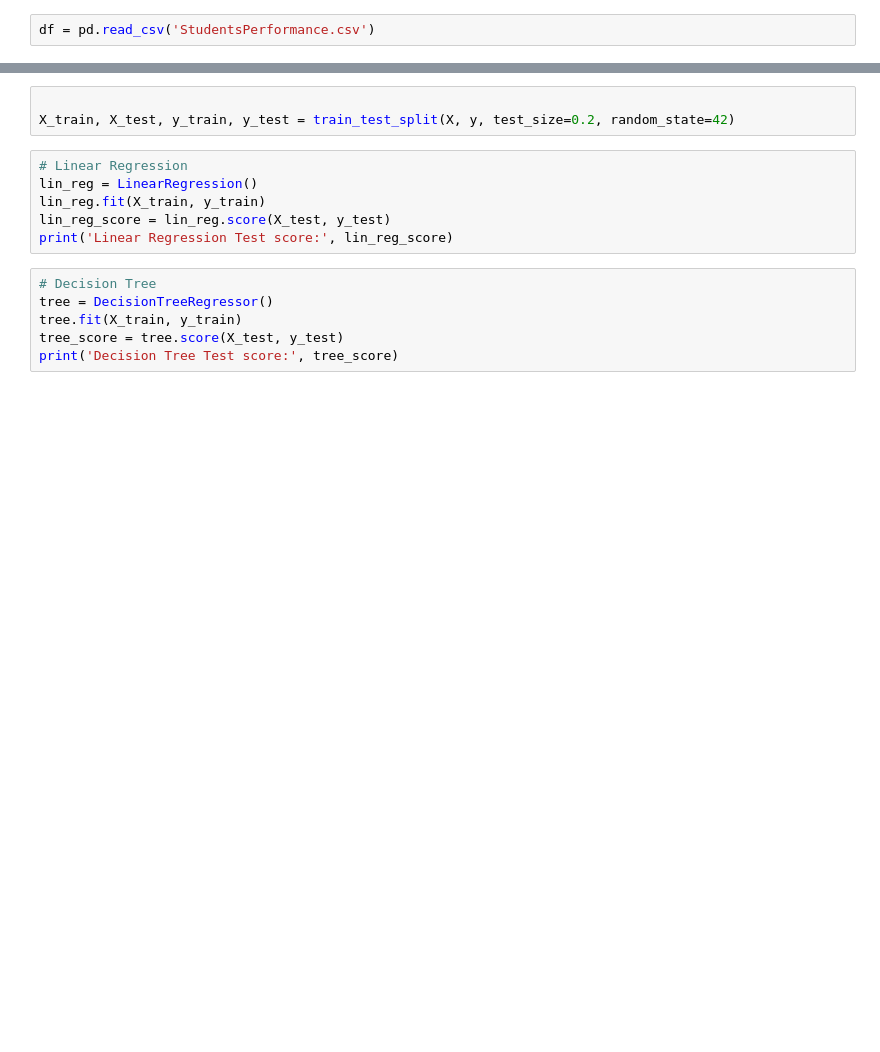
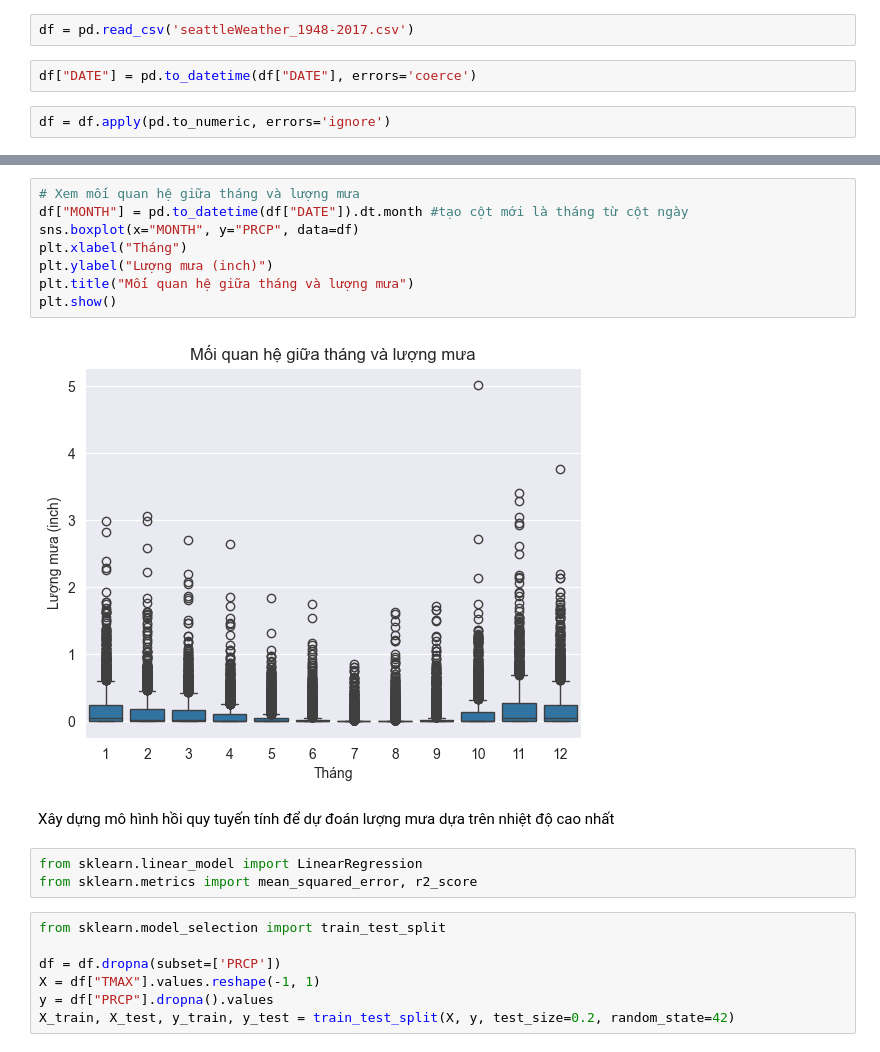
Before and after one commit to huycb94it/FinalProjectMachineLearning, a Jupyter notebook: FinalProjectMachineLearning.ipynb, the cells around one changed output, grey strips where cells are left out. Drawn from its saved outputs; the diff is of its cells as text; blank space fills up the shorter version.

```diff
--- a/FinalProjectMachineLearning.ipynb
+++ b/FinalProjectMachineLearning.ipynb
@@ -28,4 +10,8 @@ ERROR: No matching distribution found for tensorflow._api
 # %%
-df = pd.read_csv('StudentsPerformance.csv')
+df = pd.read_csv('seattleWeather_1948-2017.csv')
+# %%
+df["DATE"] = pd.to_datetime(df["DATE"], errors='coerce')
+# %%
+df = df.apply(pd.to_numeric, errors='ignore')
 # %%
 df.head()
@@ -43,15 +91,22 @@ print(corr_matrix['math score'].sort_values(ascending=False))
+# %%
+# Xem mối quan hệ giữa tháng và lượng mưa
+df["MONTH"] = pd.to_datetime(df["DATE"]).dt.month #tạo cột mới là tháng từ cột ngày
+sns.boxplot(x="MONTH", y="PRCP", data=df)
+plt.xlabel("Tháng")
+plt.ylabel("Lượng mưa (inch)")
+plt.title("Mối quan hệ giữa tháng và lượng mưa")
+plt.show()
+# %% [output]
+[figure, added]
+# %% [markdown]
+Xây dựng mô hình hồi quy tuyến tính để dự đoán lượng mưa dựa trên nhiệt độ cao nhất
+# %%
+from sklearn.linear_model import LinearRegression
+from sklearn.metrics import mean_squared_error, r2_score
 # %%
+from sklearn.model_selection import train_test_split
 
+df = df.dropna(subset=['PRCP'])
+X = df["TMAX"].values.reshape(-1, 1)
+y = df["PRCP"].dropna().values
 X_train, X_test, y_train, y_test = train_test_split(X, y, test_size=0.2, random_state=42)
-# %%
-# Linear Regression
-lin_reg = LinearRegression()
-lin_reg.fit(X_train, y_train)
-lin_reg_score = lin_reg.score(X_test, y_test)
-print('Linear Regression Test score:', lin_reg_score)
-# %%
-# Decision Tree
-tree = DecisionTreeRegressor()
-tree.fit(X_train, y_train)
-tree_score = tree.score(X_test, y_test)
-print('Decision Tree Test score:', tree_score)
```
Also changed, not shown: parts of 32 cells of this notebook, 2 other files.
